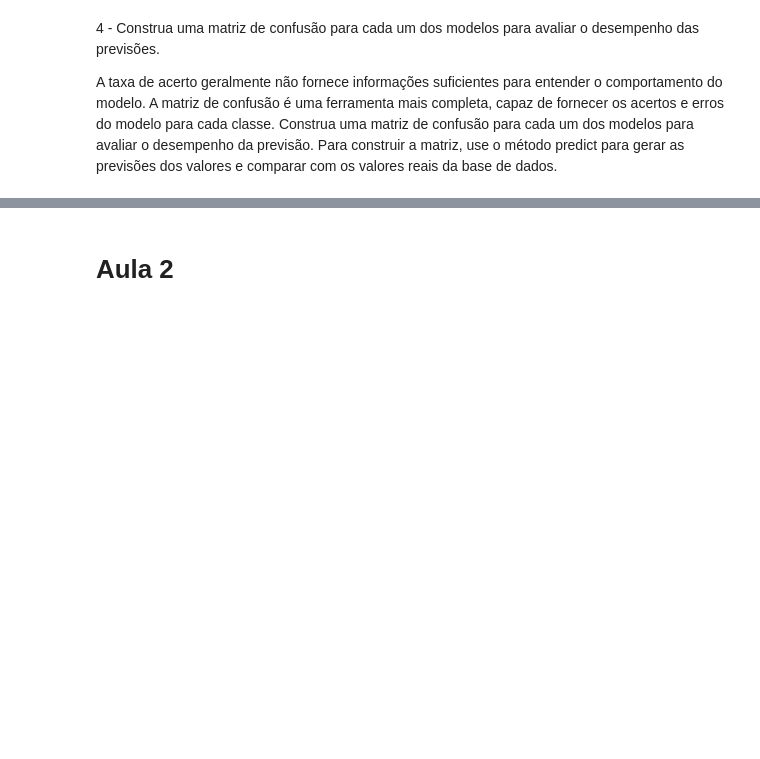
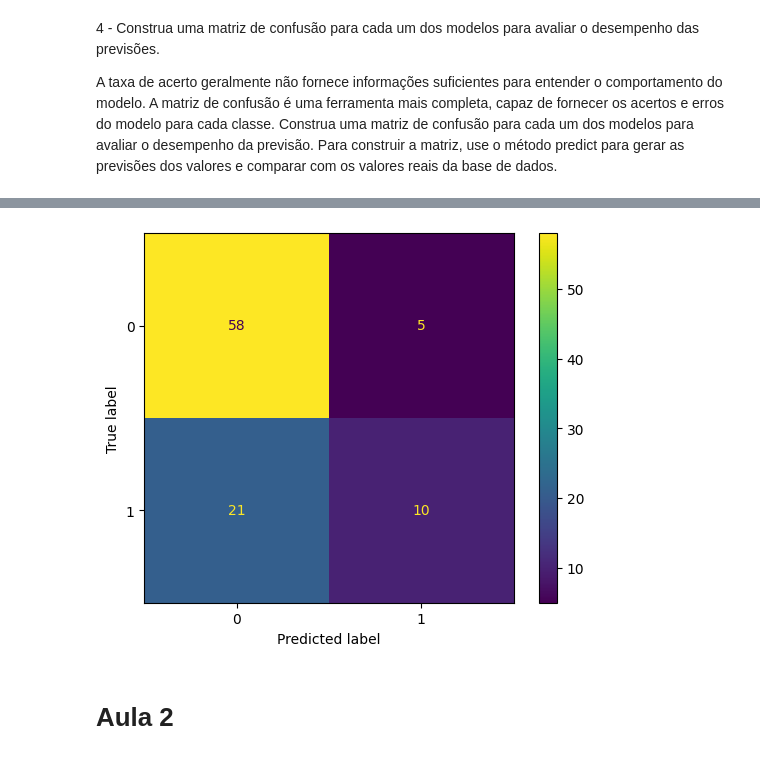
Before and after one commit to JCrpa/curso17_classificacao_validacao_de_modelos_metricas_de_avaliacao, a Jupyter notebook: desafio_hora_da_pratica/desafio_hora_da_pratica.ipynb, the cells around one changed output, grey strips where cells are left out. Saved outputs shown, nothing was run; the diff lists cells and outputs as text; code cells hidden in the pictures; blank space fills up the shorter version.

```diff
--- a/desafio_hora_da_pratica/desafio_hora_da_pratica.ipynb
+++ b/desafio_hora_da_pratica/desafio_hora_da_pratica.ipynb
@@ -18,0 +60,4 @@ A etapa de modelagem de dados consiste em utilizar um algoritmo capaz de identif
+# %%
+random_forest.fit(x_treino, y_treino)
+print(f'Acurácia de treino: {random_forest.score(x_treino, y_treino)}')
+print(f'Acurácia de teste: {random_forest.score(x_val, y_val)}')
@@ -23,3 +78,8 @@ A taxa de acerto geralmente não fornece informações suficientes para entender
+# %%
+previsao_rf = random_forest.predict(x_val)
+ConfusionMatrixDisplay.from_predictions(y_val, previsao_rf);
+# %% [output]
+[figure, added]
 # %% [markdown]
 # Aula 2
 # %% [markdown]
```
Also changed, not shown: parts of 12 cells of this notebook.
